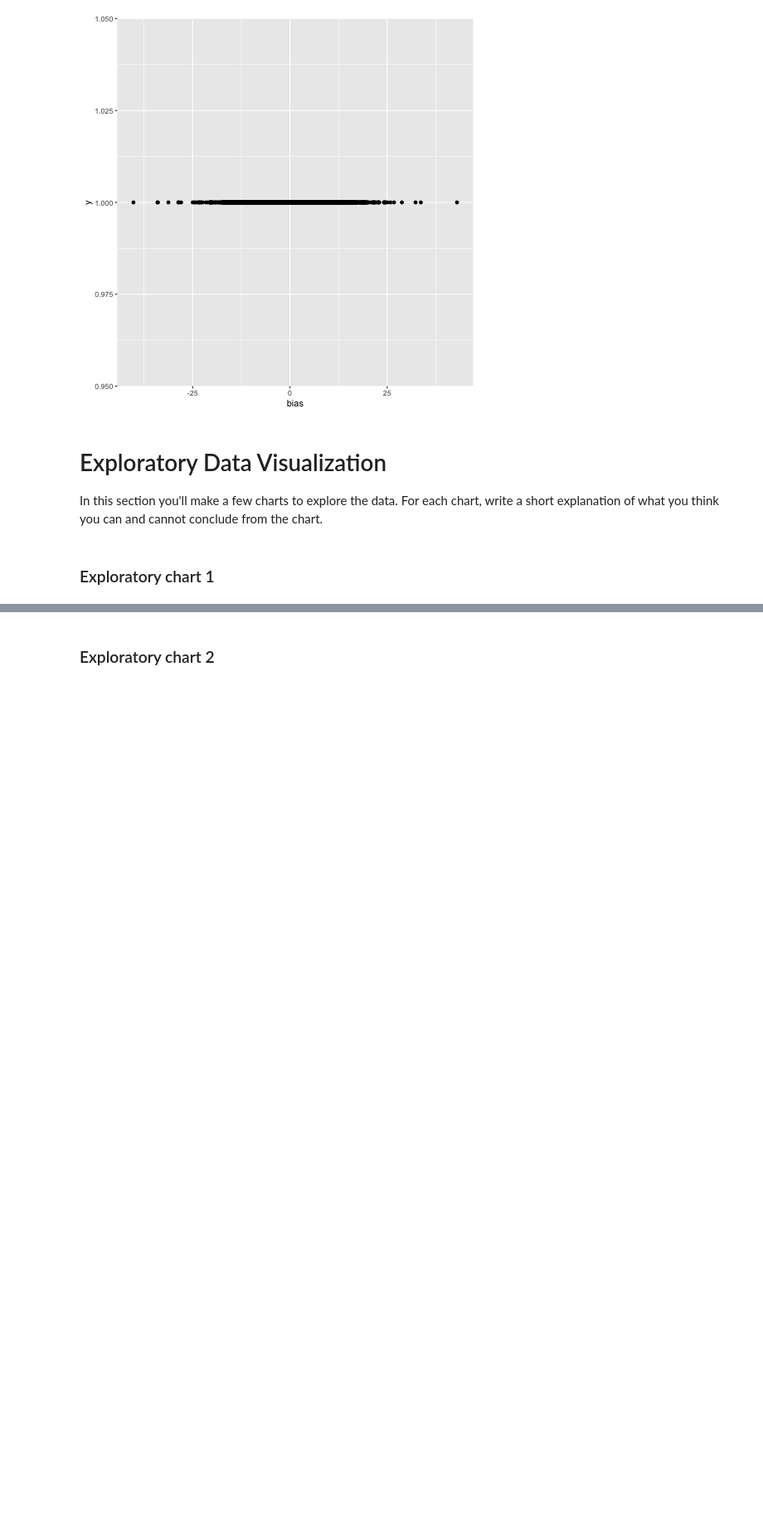
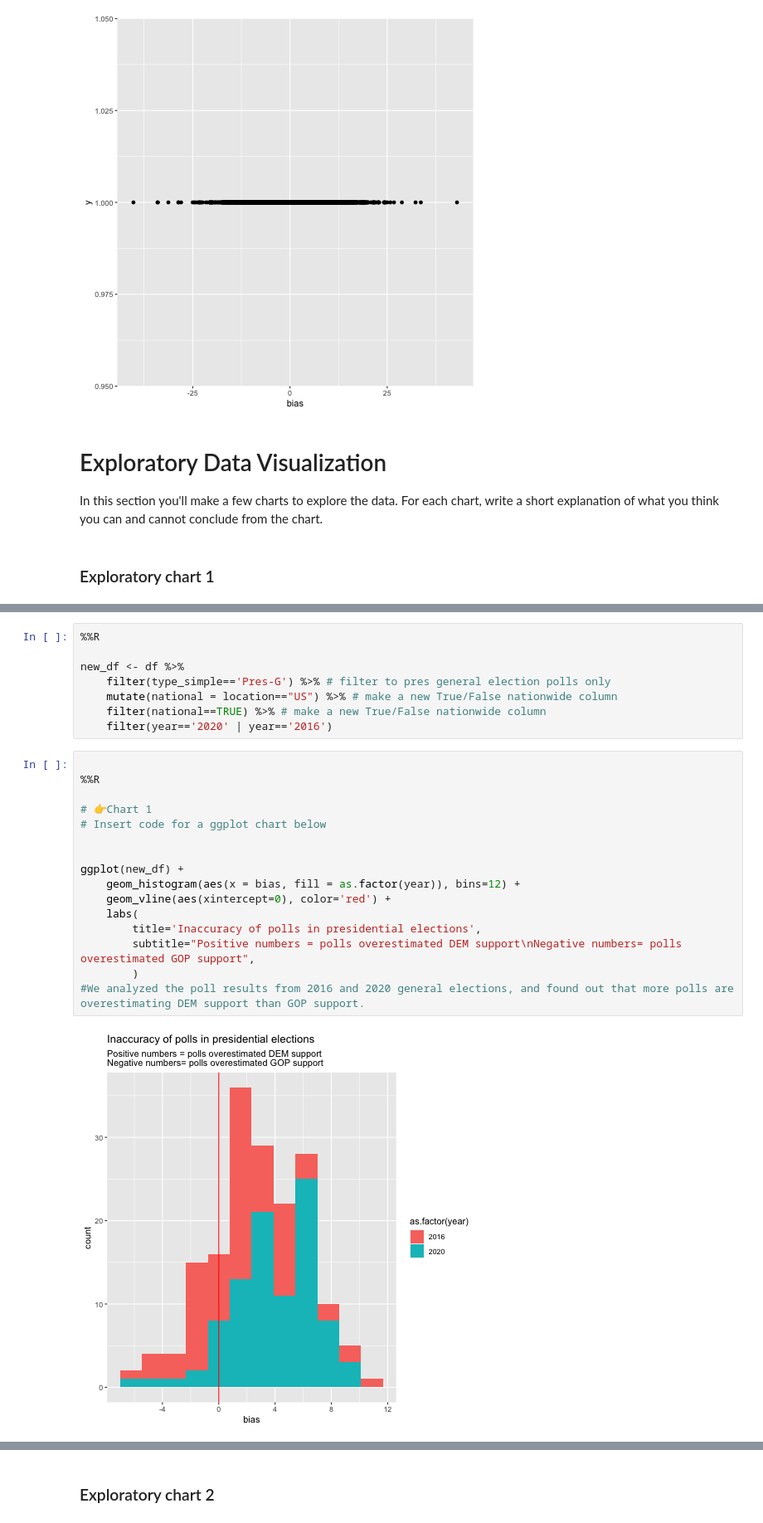
Before and after one commit to data4news-students/polling-exploration-srm-yx, a Jupyter notebook: notebook-4.ipynb, the cells around one changed output, grey strips where cells are left out. Shown: that part at 83% size. Drawn from its saved outputs; the diff is of its cells as text; blank space fills up the shorter version.

```diff
--- a/notebook-4.ipynb
+++ b/notebook-4.ipynb
@@ -111,3 +99,29 @@ NULL
+# %%
+%%R
+
+new_df <- df %>%
+    filter(type_simple=='Pres-G') %>% # filter to pres general election polls only
+    mutate(national = location=="US") %>% # make a new True/False nationwide column
+    filter(national==TRUE) %>% # make a new True/False nationwide column
+    filter(year=='2020' | year=='2016')
+# %%
+
+%%R
+
+# 👉Chart 1
+# Insert code for a ggplot chart below
+
+
+ggplot(new_df) +
+    geom_histogram(aes(x = bias, fill = as.factor(year)), bins=12) +
+    geom_vline(aes(xintercept=0), color='red') +
+    labs(
+        title='Inaccuracy of polls in presidential elections',
+        subtitle="Positive numbers = polls overestimated DEM support\nNegative numbers= polls overestimated GOP support",
+        )
+#We analyzed the poll results from 2016 and 2020 general elections, and found out that more polls are overestimating DEM support than GOP support.
+# %% [output]
+[figure, added]
 # %% [markdown]
 👉 Summary
 
```
Also changed, not shown: parts of 10 cells of this notebook.
